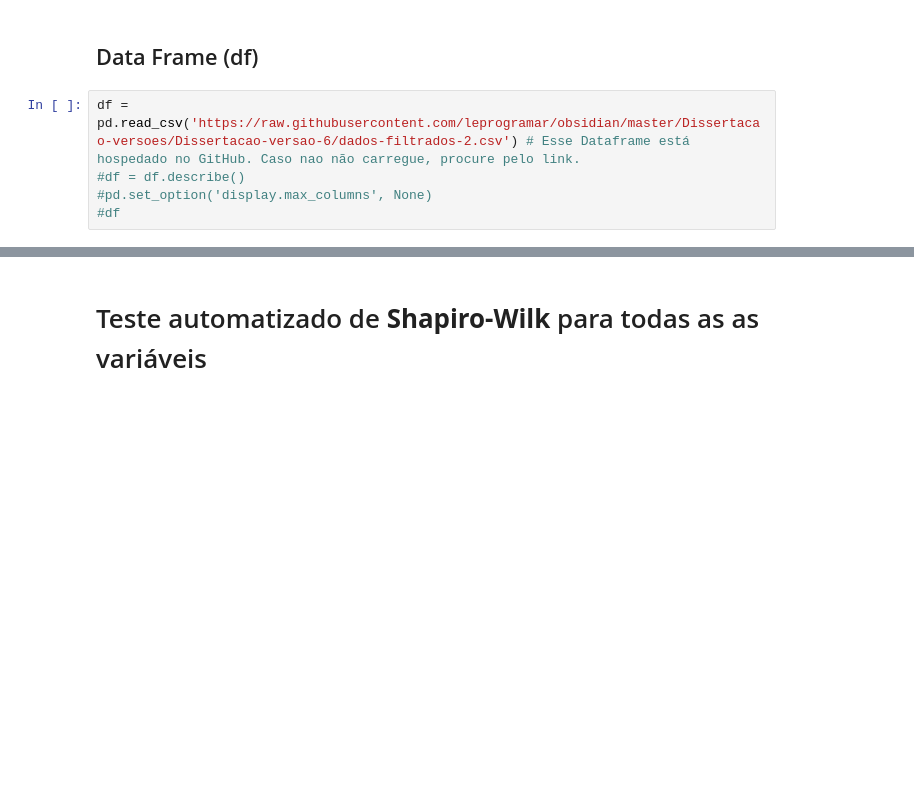
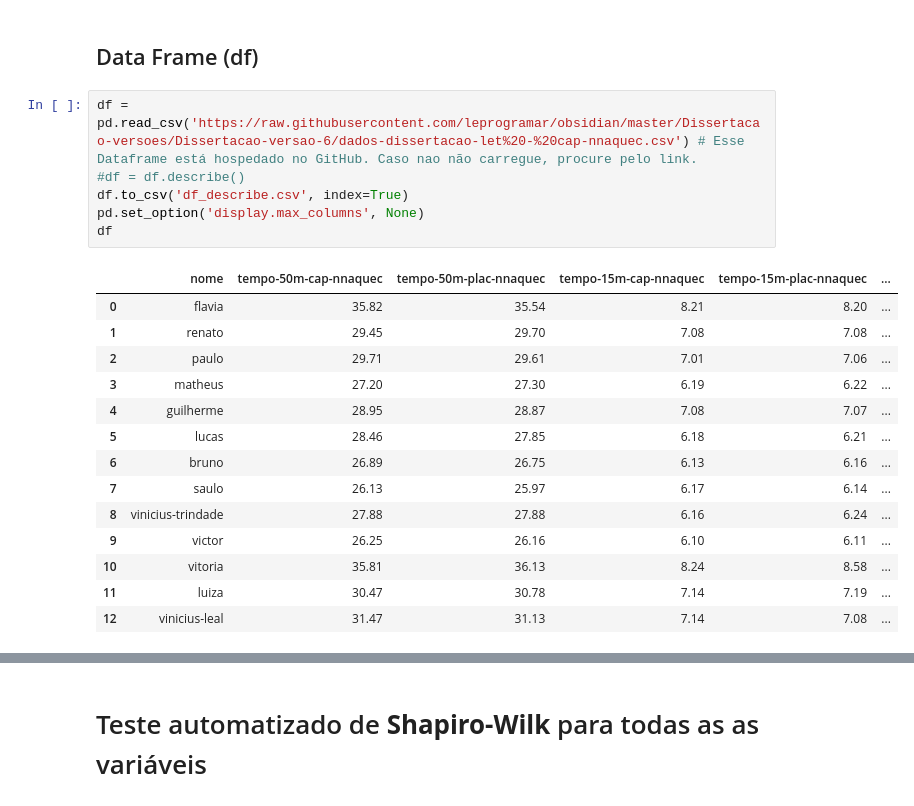
Before and after one commit to leprogramar/obsidian, a Jupyter notebook: Dissertacao-versoes/Dissertacao-versao-6/analise_dados.ipynb, the cells around one changed output, grey strips where cells are left out. Drawn from its saved outputs; the diff is of its cells as text; blank space fills up the shorter version.

```diff
--- a/Dissertacao-versoes/Dissertacao-versao-6/analise_dados.ipynb
+++ b/Dissertacao-versoes/Dissertacao-versao-6/analise_dados.ipynb
@@ -10,7 +24,23 @@ from numpy import std, mean, sqrt #Para o teste de Cohen
 # %% [markdown]
 ## Data Frame (df)
 # %%
-df = pd.read_csv('https://raw.githubusercontent.com/leprogramar/obsidian/master/Dissertacao-versoes/Dissertacao-versao-6/dados-filtrados-2.csv') # Esse Dataframe está hospedado no GitHub. Caso nao não carregue, procure pelo link.
+df = pd.read_csv('https://raw.githubusercontent.com/leprogramar/obsidian/master/Dissertacao-versoes/Dissertacao-versao-6/dados-dissertacao-let%20-%20cap-nnaquec.csv') # Esse Dataframe está hospedado no GitHub. Caso nao não carregue, procure pelo link.
 #df = df.describe()
-#pd.set_option('display.max_columns', None)
-#df
+df.to_csv('df_describe.csv', index=True)
+pd.set_option('display.max_columns', None)
+df
+# %% [output]
+|  | nome | tempo-50m-cap-nnaquec | tempo-50m-plac-nnaquec | tempo-15m-cap-nnaquec | tempo-15m-plac-nnaquec | ... |
+| 0 | flavia | 35.82 | 35.54 | 8.21 | 8.20 | ... |
+| 1 | renato | 29.45 | 29.70 | 7.08 | 7.08 | ... |
+| 2 | paulo | 29.71 | 29.61 | 7.01 | 7.06 | ... |
+| 3 | matheus | 27.20 | 27.30 | 6.19 | 6.22 | ... |
+| 4 | guilherme | 28.95 | 28.87 | 7.08 | 7.07 | ... |
+| 5 | lucas | 28.46 | 27.85 | 6.18 | 6.21 | ... |
+| 6 | bruno | 26.89 | 26.75 | 6.13 | 6.16 | ... |
+| 7 | saulo | 26.13 | 25.97 | 6.17 | 6.14 | ... |
+| 8 | vinicius-trindade | 27.88 | 27.88 | 6.16 | 6.24 | ... |
+| 9 | victor | 26.25 | 26.16 | 6.10 | 6.11 | ... |
+| 10 | vitoria | 35.81 | 36.13 | 8.24 | 8.58 | ... |
+| 11 | luiza | 30.47 | 30.78 | 7.14 | 7.19 | ... |
+| 12 | vinicius-leal | 31.47 | 31.13 | 7.14 | 7.08 | ... |
```
Also changed, not shown: parts of 14 cells of this notebook.
